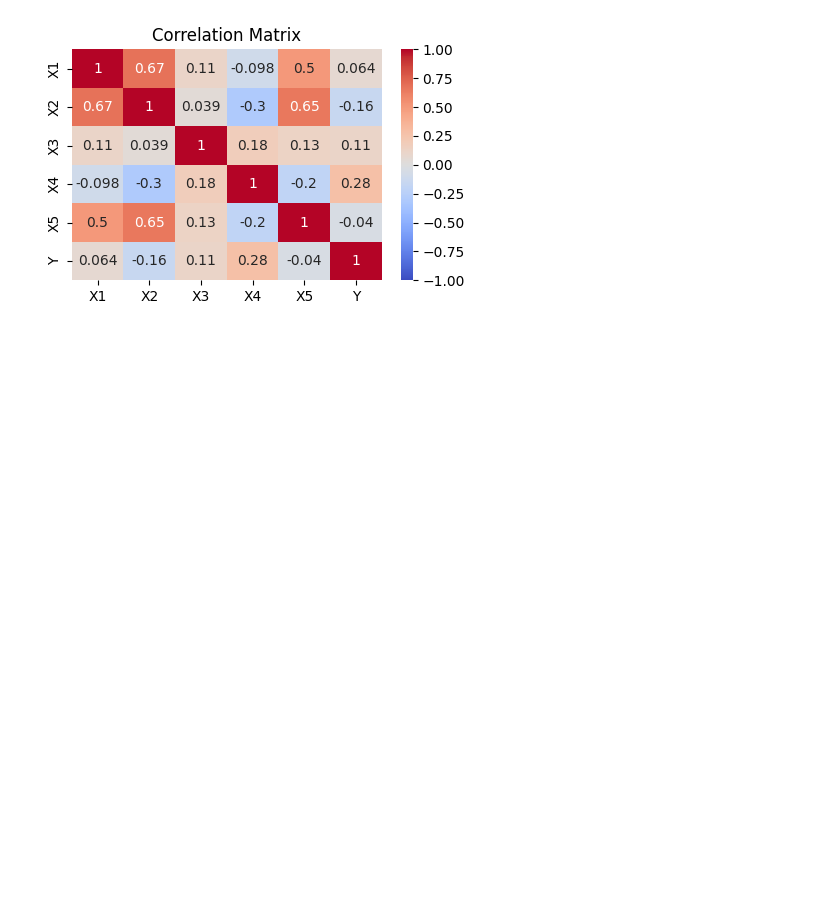
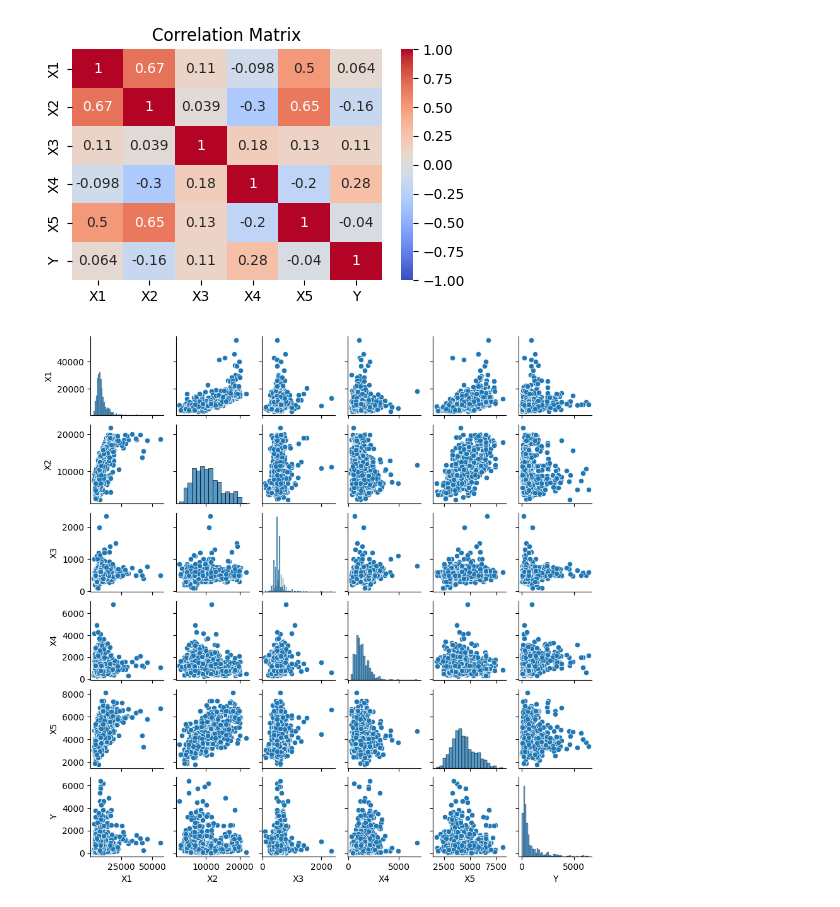
Before and after one commit to nikkhot/DTSC-Group-15, a Jupyter notebook: Dataset_Group_15.ipynb, the cells around one changed output. Saved outputs shown, nothing was run; the diff lists cells and outputs as text; code cells hidden in the pictures; blank space fills up the shorter version.

```diff
--- a/Dataset_Group_15.ipynb
+++ b/Dataset_Group_15.ipynb
@@ -95,3 +95,8 @@ plt.title("Correlation Matrix")
 plt.show()
 # %% [output]
 [figure]
+# %%
+sns.pairplot(df2, height=1.5)
+plt.show()
+# %% [output]
+[figure, added]
```
Also changed, not shown: parts of 1 cell of this notebook.
